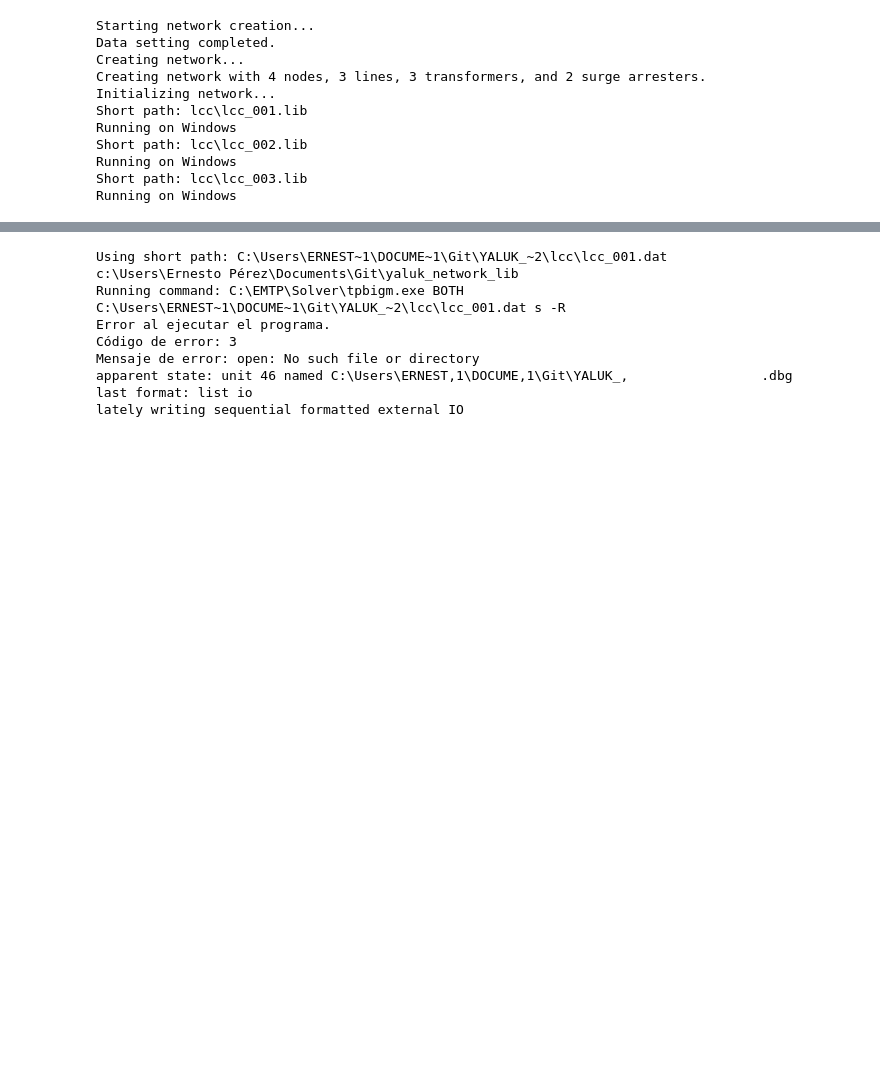
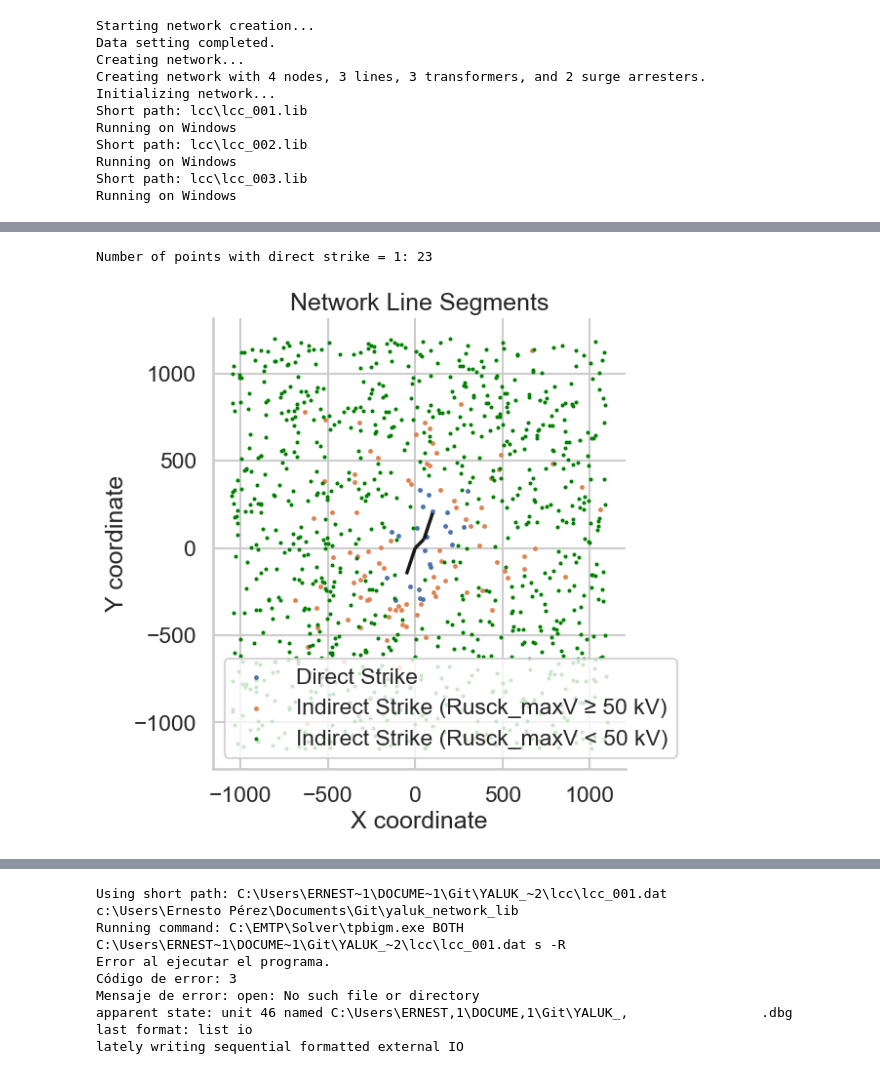
Before and after one commit to LGSTR-UNAL/yaluk_network_lib, a Jupyter notebook: example_nb.ipynb, the cells around one changed output, grey strips where cells are left out. Drawn from its saved outputs; the diff is of its cells as text; code cells hidden in the pictures; blank space fills up the shorter version.

```diff
--- a/example_nb.ipynb
+++ b/example_nb.ipynb
@@ -136,7 +136,7 @@ Running on Windows
 Short path: lcc\lcc_003.lib
 Running on Windows
 # %%
-num_events=10000
+num_events=1000
 lig_stat=ls.Lightning_stat(net,num_events,'ProbDistribution')
 
 lig_stat.Create_csvDB("lightning_database.csv")
@@ -171,0 +242,6 @@ Number of points with direct strike = 1: 337
+# %%
+fig,ax =plot_strike_points(lig_stat.lightnings_df)
+fig,ax=plot_lines_stylish(net.df_lines, line_col='Line_id', x1='Xi', y1='Yi', x2='Xj', y2='Yj', ax=ax)
+# %% [output]
+Number of points with direct strike = 1: 23
+[figure, added]
```
Also changed, not shown: parts of 9 cells of this notebook, 7 other files.
